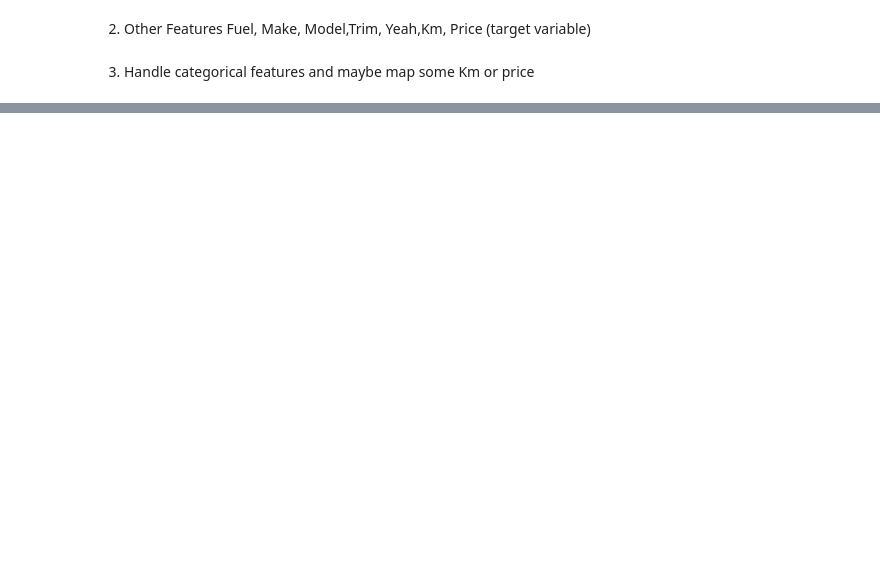
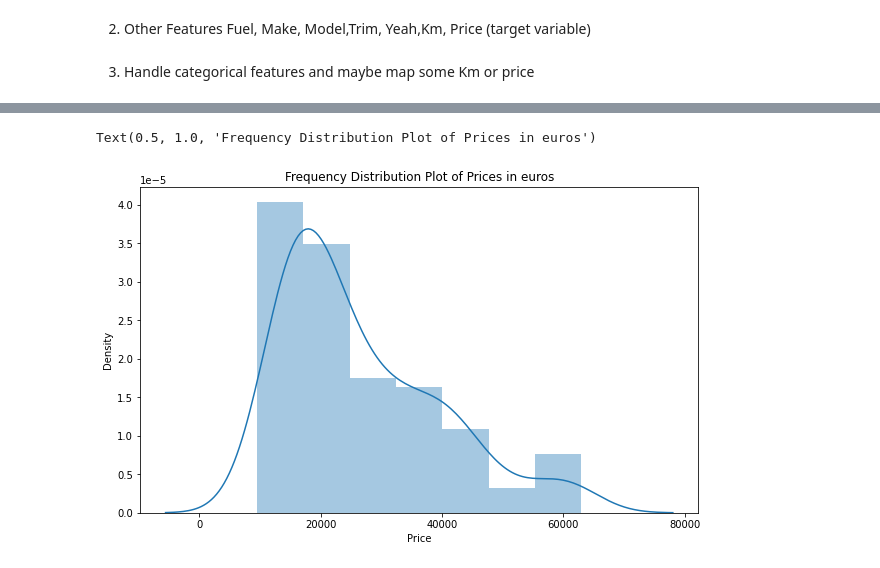
Before and after one commit to yanis92300/Machine-Learning, a Jupyter notebook: scrapping_prediction/code.ipynb, the cells around one changed output, grey strips where cells are left out. Cells and saved outputs as stored; diff of their text form; code cells hidden in the pictures; blank space fills up the shorter version.

```diff
--- a/scrapping_prediction/code.ipynb
+++ b/scrapping_prediction/code.ipynb
@@ -129,7 +136,7 @@ for text in temph2:
 # %%
 Km = []
 temph2 = []
-for i in range(5, 10):
+for i in range(1, 10):
     r = requests.get(
         'https://www.ooyyo.com/france/used-cars-for-sale/c=CDA31D7114D3854F111BFB6FAA6{}1453/'.format(i))
     soup = bs(r.content, 'lxml')
@@ -150,7 +157,7 @@ Km= np.asarray(Km)
 # %%
 # if sur le nombre
 Price = []
-for i in range(5, 10):
+for i in range(1, 10):
     r = requests.get(
         'https://www.ooyyo.com/france/used-cars-for-sale/c=CDA31D7114D3854F111BFB6FAA6{}1453/'.format(i))
     soup = bs(r.content, 'lxml')
@@ -163,2 +170,7 @@ assert len(Make) == len(Model) == len(Km)==len(trim)== len(Price)== len(Year) ==
 # %% [markdown]
 3) Handle categorical features and maybe map some Km or price
+# %%
+d = {'Make':Make,'Model':Model,'Km':Km,'Year':Year,'Fuel':Fuel,'Price':Price}
+# %%
+df = pd.DataFrame(data=d)
+df.head()
@@ -164,0 +184,7 @@ assert len(Make) == len(Model) == len(Km)==len(trim)== len(Price)== len(Year) ==
+# %%
+x=df.Price
+plt.figure(figsize=(10, 6))
+sns.distplot(x).set_title('Frequency Distribution Plot of Prices in euros')
+# %% [output]
+Text(0.5, 1.0, 'Frequency Distribution Plot of Prices in euros')
+[figure, added]
```
Also changed, not shown: parts of 14 cells of this notebook.
